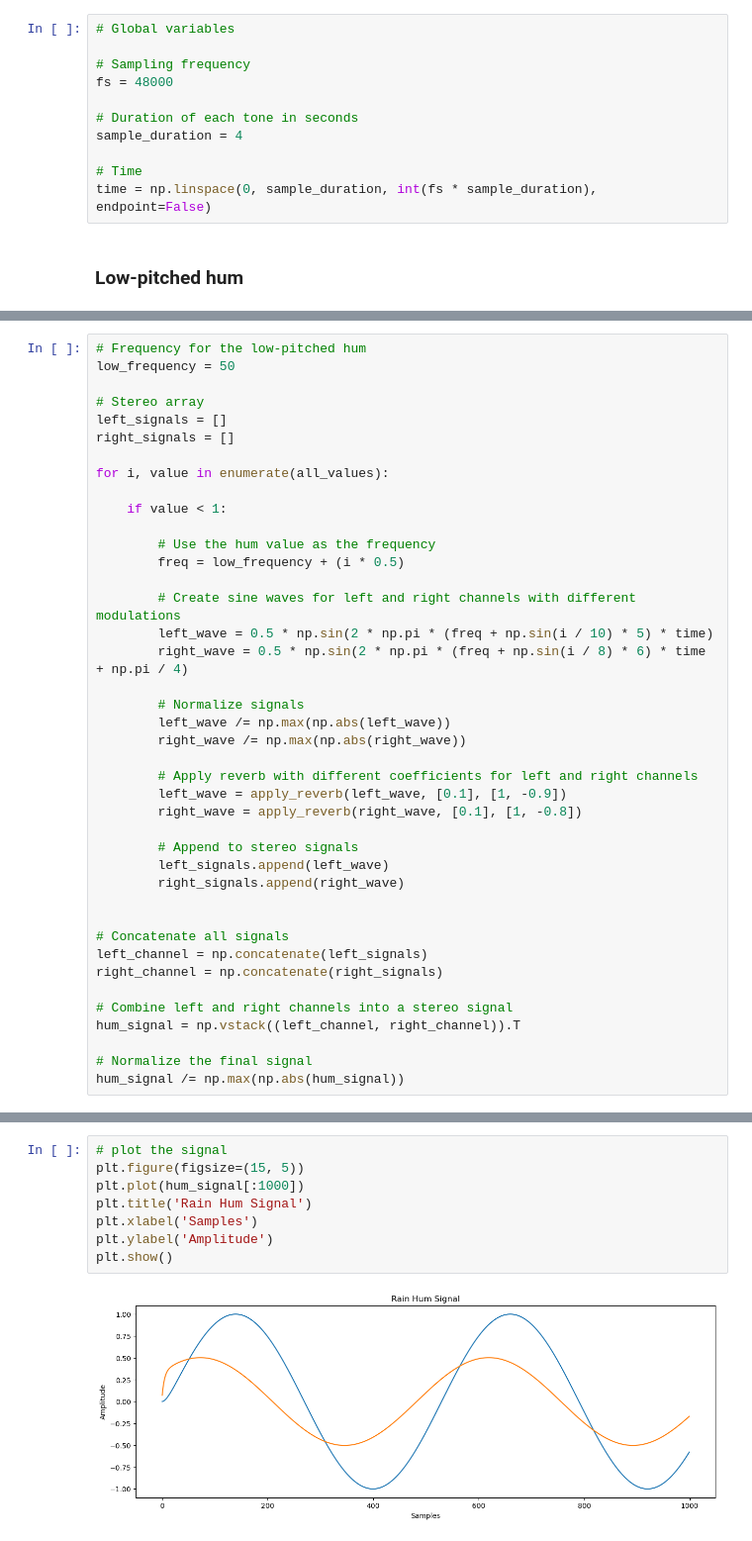
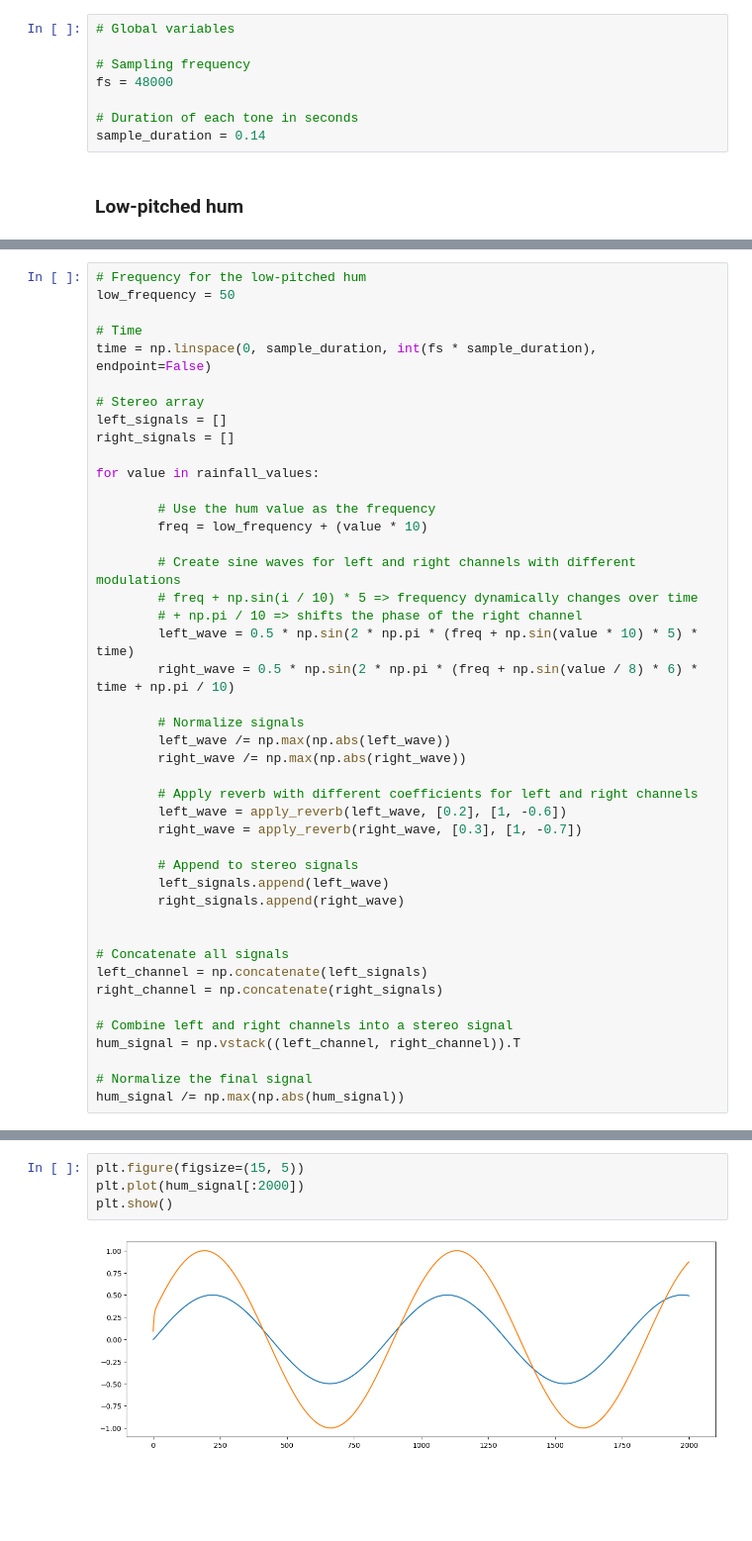
Before and after one commit to gpols/Sonification, a Jupyter notebook: main/signals.ipynb, the cells around one changed output, grey strips where cells are left out. Shown: that part at 99% size. Cells and saved outputs as stored; diff of their text form; blank space fills up the shorter version.

```diff
--- a/main/signals.ipynb
+++ b/main/signals.ipynb
@@ -256,9 +268,6 @@ all_values = np.concatenate((temperature_values, rainfall_values, wind_values))
 fs = 48000
 
 # Duration of each tone in seconds
-sample_duration = 4
-
-# Time
-time = np.linspace(0, sample_duration, int(fs * sample_duration), endpoint=False)
+sample_duration = 0.14
 # %% [markdown]
 ### Low-pitched hum
@@ -265,29 +285,32 @@ time = np.linspace(0, sample_duration, int(fs * sample_duration), endpoint=False
 # %%
 # Frequency for the low-pitched hum
 low_frequency = 50
+
+# Time
+time = np.linspace(0, sample_duration, int(fs * sample_duration), endpoint=False)
 
 # Stereo array
 left_signals = []
 right_signals = []
 
-for i, value in enumerate(all_values):
-
-    if value < 1:
+for value in rainfall_values:
 
         # Use the hum value as the frequency
-        freq = low_frequency + (i * 0.5)
+        freq = low_frequency + (value * 10)
 
         # Create sine waves for left and right channels with different modulations
-        left_wave = 0.5 * np.sin(2 * np.pi * (freq + np.sin(i / 10) * 5) * time)
-        right_wave = 0.5 * np.sin(2 * np.pi * (freq + np.sin(i / 8) * 6) * time + np.pi / 4)
+        # freq + np.sin(i / 10) * 5 => frequency dynamically changes over time
+        # + np.pi / 10 => shifts the phase of the right channel
+        left_wave = 0.5 * np.sin(2 * np.pi * (freq + np.sin(value * 10) * 5) * time)
+        right_wave = 0.5 * np.sin(2 * np.pi * (freq + np.sin(value / 8) * 6) * time + np.pi / 10)
 
         # Normalize signals
         left_wave /= np.max(np.abs(left_wave))
         right_wave /= np.max(np.abs(right_wave))
 
         # Apply reverb with different coefficients for left and right channels
-        left_wave = apply_reverb(left_wave, [0.1], [1, -0.9])
-        right_wave = apply_reverb(right_wave, [0.1], [1, -0.8])
+        left_wave = apply_reverb(left_wave, [0.2], [1, -0.6])
+        right_wave = apply_reverb(right_wave, [0.3], [1, -0.7])
 
         # Append to stereo signals
         left_signals.append(left_wave)
@@ -306,11 +346,7 @@ hum_signal /= np.max(np.abs(hum_signal))
 # %%
-# plot the signal
 plt.figure(figsize=(15, 5))
-plt.plot(hum_signal[:1000])
-plt.title('Rain Hum Signal')
-plt.xlabel('Samples')
-plt.ylabel('Amplitude')
+plt.plot(hum_signal[:2000])
 plt.show()
 # %% [output]
-[figure, old version]
+[figure, new version]
 # %%
```
Also changed, not shown: parts of 24 cells of this notebook, 5 other files.
